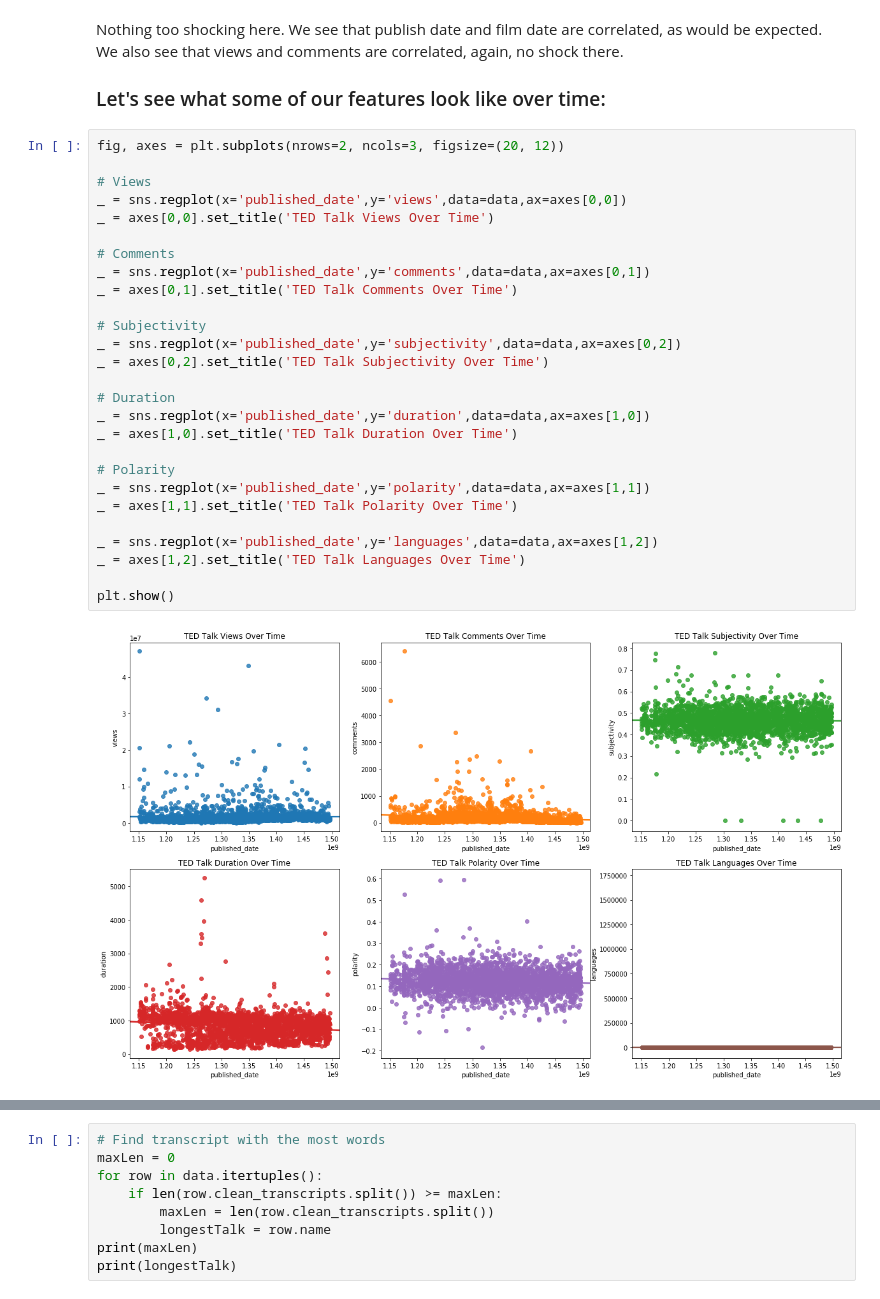
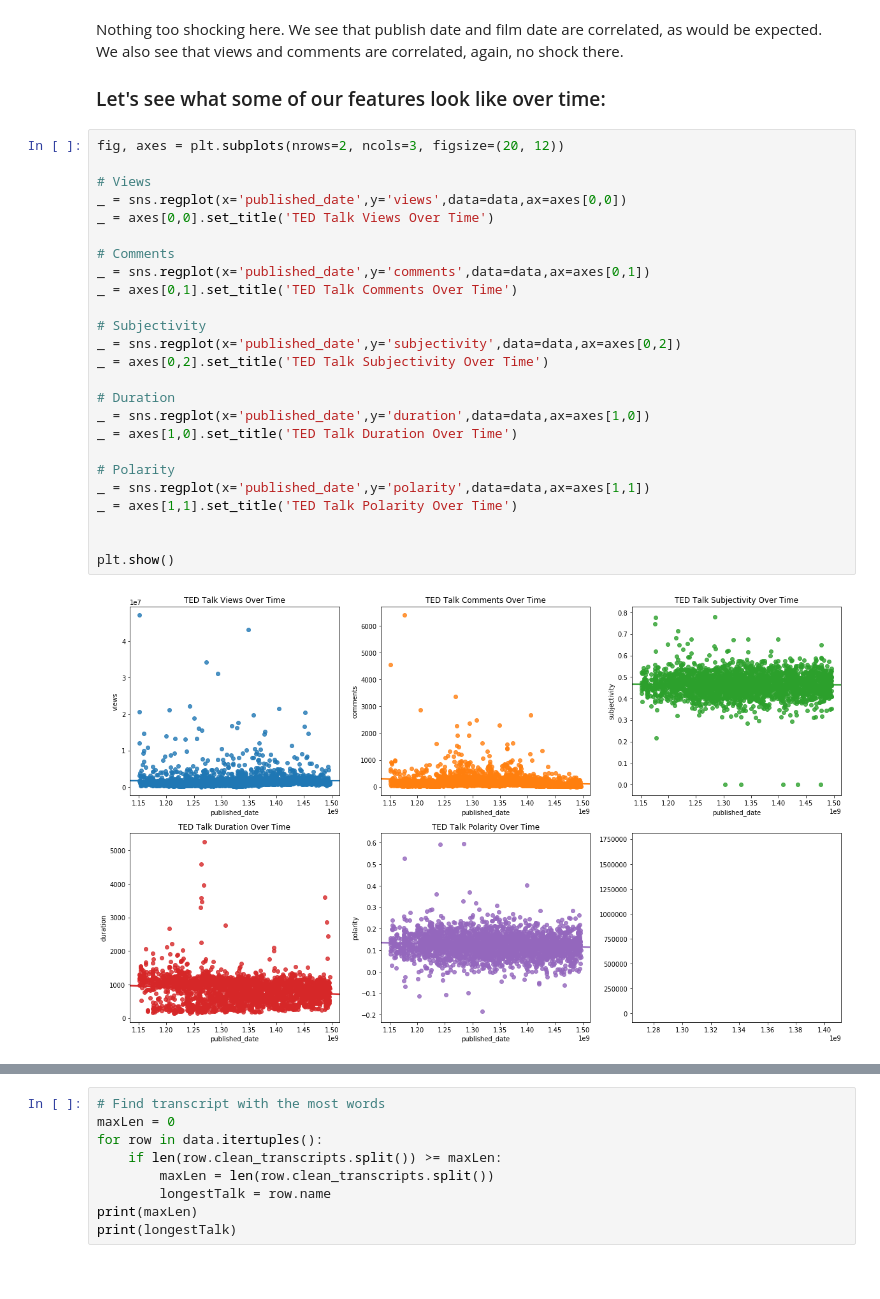
Before and after one commit to GreenMouth/Data-Science-Lab-Final-Project, a Jupyter notebook: src/Data-Exploration.ipynb, the cells around one changed output, grey strips where cells are left out. Saved outputs shown, nothing was run; the diff lists cells and outputs as text.

```diff
--- a/src/Data-Exploration.ipynb
+++ b/src/Data-Exploration.ipynb
@@ -143,29 +143,27 @@ Nothing too shocking here. We see that publish date and film date are correlated
 # %%
 fig, axes = plt.subplots(nrows=2, ncols=3, figsize=(20, 12))
 
 # Views
 _ = sns.regplot(x='published_date',y='views',data=data,ax=axes[0,0])
 _ = axes[0,0].set_title('TED Talk Views Over Time')
 
 # Comments
 _ = sns.regplot(x='published_date',y='comments',data=data,ax=axes[0,1])
 _ = axes[0,1].set_title('TED Talk Comments Over Time')
 
 # Subjectivity
 _ = sns.regplot(x='published_date',y='subjectivity',data=data,ax=axes[0,2])
 _ = axes[0,2].set_title('TED Talk Subjectivity Over Time')
 
 # Duration
 _ = sns.regplot(x='published_date',y='duration',data=data,ax=axes[1,0])
 _ = axes[1,0].set_title('TED Talk Duration Over Time')
 
 # Polarity
 _ = sns.regplot(x='published_date',y='polarity',data=data,ax=axes[1,1])
 _ = axes[1,1].set_title('TED Talk Polarity Over Time')
 
-_ = sns.regplot(x='published_date',y='languages',data=data,ax=axes[1,2])
-_ = axes[1,2].set_title('TED Talk Languages Over Time')
 
 plt.show()
 # %% [output]
-[figure, old version]
+[figure, new version]
```
Also changed, not shown: parts of 3 cells of this notebook.
